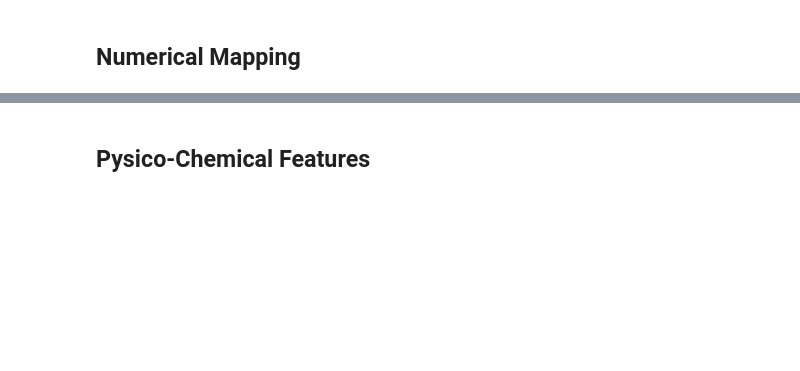
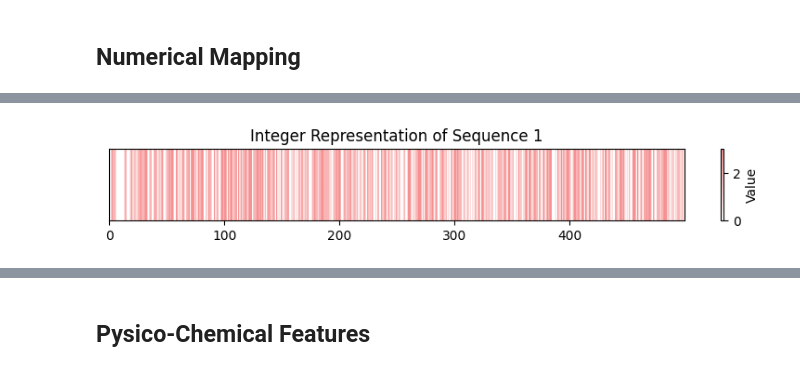
Before and after one commit to fabianagoes/ismb_tutorial8, a Jupyter notebook: tutorial_practical1_colab.ipynb, the cells around one changed output, grey strips where cells are left out. Saved outputs shown, nothing was run; the diff lists cells and outputs as text; code cells hidden in the pictures; blank space fills up the shorter version.

```diff
--- a/tutorial_practical1_colab.ipynb
+++ b/tutorial_practical1_colab.ipynb
@@ -237,3 +266,15 @@ integer_feat.head(5)
+# %%
+row = np.asarray(integer_feat.iloc[0])
+data_2d = row[np.newaxis, :]
+custom_cmap = LinearSegmentedColormap.from_list("custom_pink", ["#FFFFFF", '#F69192'])
+plt.figure(figsize=(10, 1))
+plt.imshow(data_2d, aspect='auto', cmap=custom_cmap, vmin=0, vmax=3)
+plt.yticks([])
+plt.colorbar(label='Value')
+plt.title("Integer Representation of Sequence 1")
+plt.show()
+# %% [output]
+[figure, added]
 # %% [markdown]
 ### Z-curve
 
```
Also changed, not shown: parts of 22 cells of this notebook.
